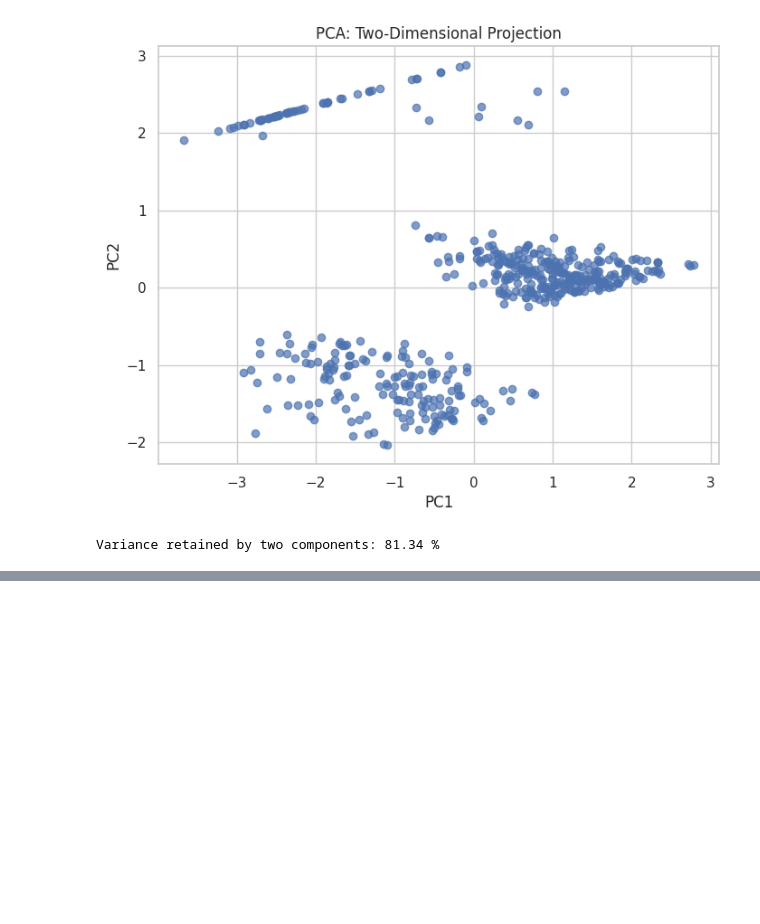
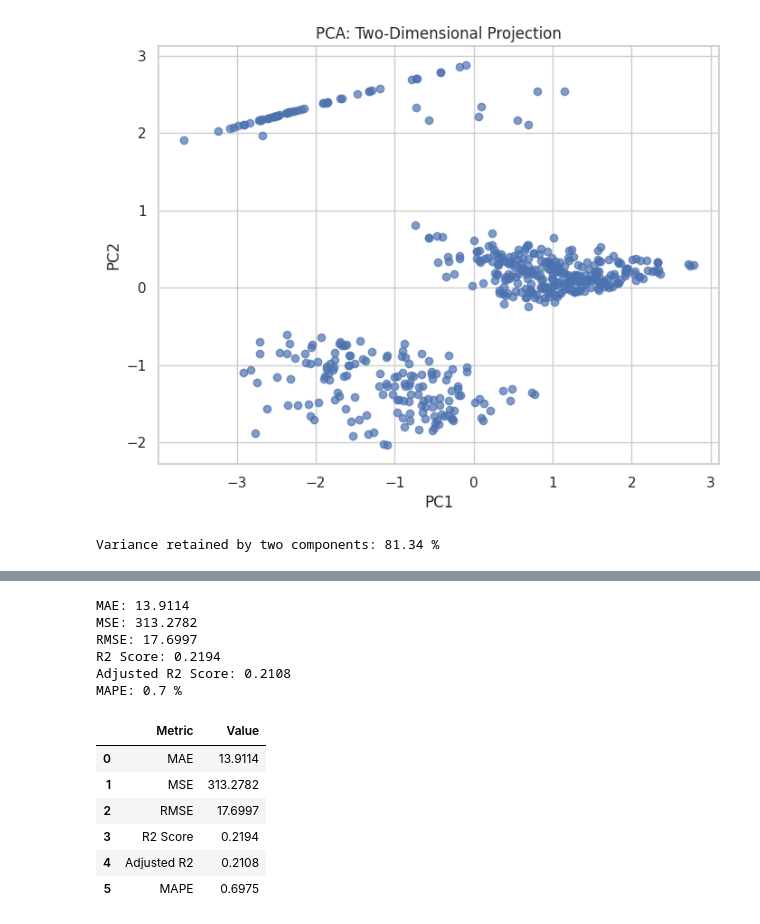
Before and after one commit to nimmakayalaakshaya/akshaya_nimmakayala, a Jupyter notebook: phase1.ipynb, the cells around one changed output, grey strips where cells are left out. Saved outputs shown, nothing was run; the diff lists cells and outputs as text; code cells hidden in the pictures; blank space fills up the shorter version.

```diff
--- a/phase1.ipynb
+++ b/phase1.ipynb
@@ -1126,0 +1209,44 @@ Variance retained by two components: 81.34 %
+# %%
+mae = mean_absolute_error(y_test, y_pred)
+
+mse = mean_squared_error(y_test, y_pred)
+
+rmse = np.sqrt(mse)
+
+r2 = r2_score(y_test, y_pred)
+
+n = len(y_test)
+p = X_test.shape[1]
+
+adjusted_r2 = 1 - ((1 - r2) * (n - 1) / (n - p - 1))
+
+mape = mean_absolute_percentage_error(y_test, y_pred) * 100
+
+print("MAE:", round(mae, 4))
+print("MSE:", round(mse, 4))
+print("RMSE:", round(rmse, 4))
+print("R2 Score:", round(r2, 4))
+print("Adjusted R2 Score:", round(adjusted_r2, 4))
+print("MAPE:", round(mape, 2), "%")
+# %% [output]
+MAE: 13.9114
+MSE: 313.2782
+RMSE: 17.6997
+R2 Score: 0.2194
+Adjusted R2 Score: 0.2108
+MAPE: 0.7 %
+# %%
+metrics = pd.DataFrame({
+      'Metric': ['MAE', 'MSE', 'RMSE', 'R2 Score', 'Adjusted R2', 'MAPE'],
+          'Value': [mae, mse, rmse, r2, adjusted_r2, mape]
+          })
+
+display(metrics.round(4))
+# %% [output]
+|  | Metric | Value |
+| 0 | MAE | 13.9114 |
+| 1 | MSE | 313.2782 |
+| 2 | RMSE | 17.6997 |
+| 3 | R2 Score | 0.2194 |
+| 4 | Adjusted R2 | 0.2108 |
+| 5 | MAPE | 0.6975 |
```
Also changed, not shown: parts of 9 cells of this notebook.
